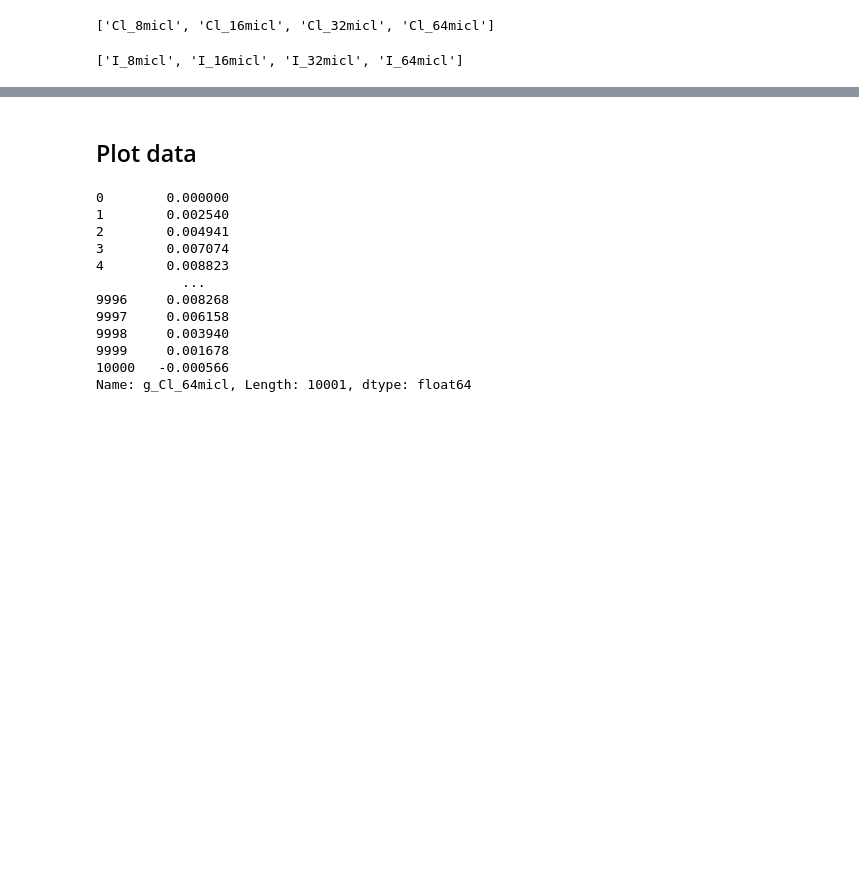
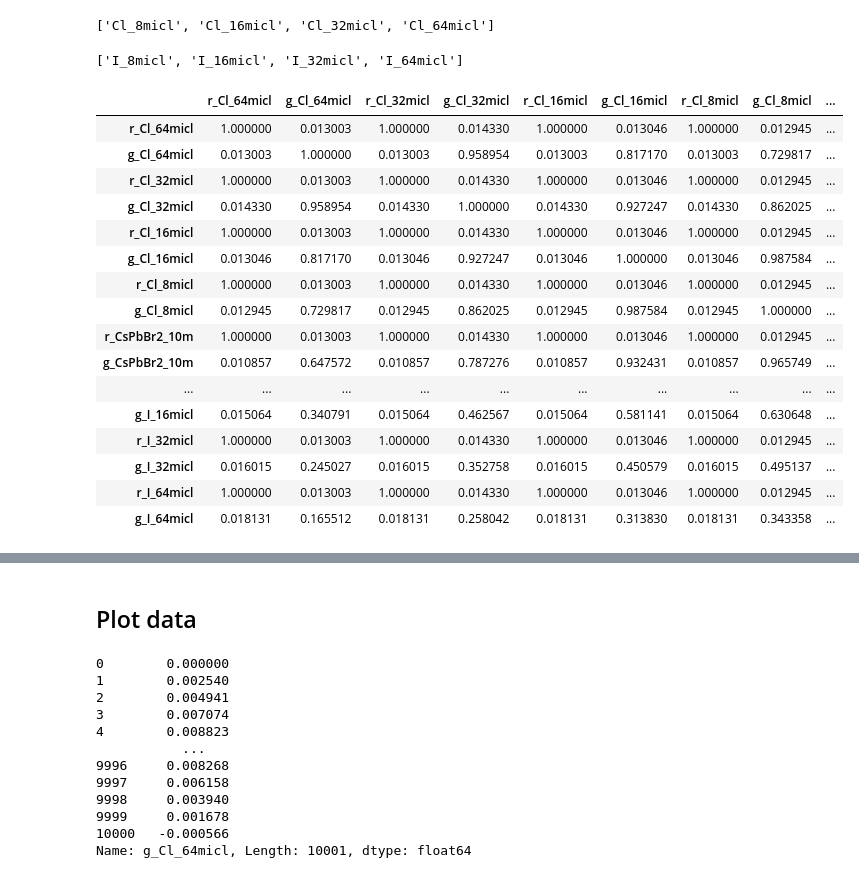
Before and after one commit to cheng-hung/Data_process, a Jupyter notebook: Manuscript_halide_exchange/Fig_3.ipynb, the cells around one changed output, grey strips where cells are left out. Drawn from its saved outputs; the diff is of its cells as text; code cells hidden in the pictures; blank space fills up the shorter version.

```diff
--- a/Manuscript_halide_exchange/Fig_3.ipynb
+++ b/Manuscript_halide_exchange/Fig_3.ipynb
@@ -326,0 +394,20 @@ I_keys = data_keys[5:]
+# %%
+gr_df.corr(method='pearson', min_periods=2)
+# %% [output]
+|  | r_Cl_64micl | g_Cl_64micl | r_Cl_32micl | g_Cl_32micl | r_Cl_16micl | g_Cl_16micl | r_Cl_8micl | g_Cl_8micl | ... |
+| r_Cl_64micl | 1.000000 | 0.013003 | 1.000000 | 0.014330 | 1.000000 | 0.013046 | 1.000000 | 0.012945 | ... |
+| g_Cl_64micl | 0.013003 | 1.000000 | 0.013003 | 0.958954 | 0.013003 | 0.817170 | 0.013003 | 0.729817 | ... |
+| r_Cl_32micl | 1.000000 | 0.013003 | 1.000000 | 0.014330 | 1.000000 | 0.013046 | 1.000000 | 0.012945 | ... |
+| g_Cl_32micl | 0.014330 | 0.958954 | 0.014330 | 1.000000 | 0.014330 | 0.927247 | 0.014330 | 0.862025 | ... |
+| r_Cl_16micl | 1.000000 | 0.013003 | 1.000000 | 0.014330 | 1.000000 | 0.013046 | 1.000000 | 0.012945 | ... |
+| g_Cl_16micl | 0.013046 | 0.817170 | 0.013046 | 0.927247 | 0.013046 | 1.000000 | 0.013046 | 0.987584 | ... |
+| r_Cl_8micl | 1.000000 | 0.013003 | 1.000000 | 0.014330 | 1.000000 | 0.013046 | 1.000000 | 0.012945 | ... |
+| g_Cl_8micl | 0.012945 | 0.729817 | 0.012945 | 0.862025 | 0.012945 | 0.987584 | 0.012945 | 1.000000 | ... |
+| r_CsPbBr2_10m | 1.000000 | 0.013003 | 1.000000 | 0.014330 | 1.000000 | 0.013046 | 1.000000 | 0.012945 | ... |
+| g_CsPbBr2_10m | 0.010857 | 0.647572 | 0.010857 | 0.787276 | 0.010857 | 0.932431 | 0.010857 | 0.965749 | ... |
+| ... | ... | ... | ... | ... | ... | ... | ... | ... | ... |
+| g_I_16micl | 0.015064 | 0.340791 | 0.015064 | 0.462567 | 0.015064 | 0.581141 | 0.015064 | 0.630648 | ... |
+| r_I_32micl | 1.000000 | 0.013003 | 1.000000 | 0.014330 | 1.000000 | 0.013046 | 1.000000 | 0.012945 | ... |
+| g_I_32micl | 0.016015 | 0.245027 | 0.016015 | 0.352758 | 0.016015 | 0.450579 | 0.016015 | 0.495137 | ... |
+| r_I_64micl | 1.000000 | 0.013003 | 1.000000 | 0.014330 | 1.000000 | 0.013046 | 1.000000 | 0.012945 | ... |
+| g_I_64micl | 0.018131 | 0.165512 | 0.018131 | 0.258042 | 0.018131 | 0.313830 | 0.018131 | 0.343358 | ... |
```
Also changed, not shown: parts of 12 cells of this notebook, 6 other files.
